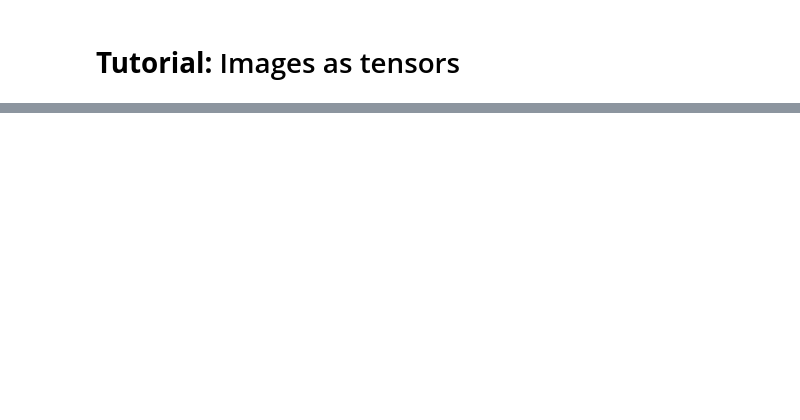
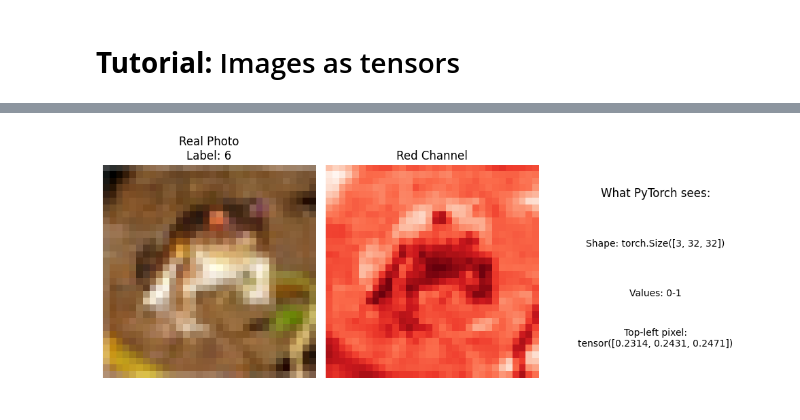
Before and after one commit to arielpincayy/Computer_Vision, a Jupyter notebook: UC.01 Introduction to Computer Vision/1. Images as tensors.ipynb, the cells around one changed output, grey strips where cells are left out. Saved outputs shown, nothing was run; the diff lists cells and outputs as text; code cells hidden in the pictures; blank space fills up the shorter version.

```diff
--- a/UC.01 Introduction to Computer Vision/1. Images as tensors.ipynb
+++ b/UC.01 Introduction to Computer Vision/1. Images as tensors.ipynb
@@ -426,0 +225,31 @@ Happy learning! 🚀
+# %%
+# Display the real photo
+plt.figure(figsize=(10, 4))
+
+# Full image
+plt.subplot(1, 3, 1)
+image_for_display = real_image.permute(1, 2, 0)  # Convert back for display
+plt.imshow(image_for_display)
+plt.title(f"Real Photo\nLabel: {label}")
+plt.axis('off')
+
+# Red channel
+plt.subplot(1, 3, 2)
+plt.imshow(real_image[0], cmap='Reds')
+plt.title("Red Channel")
+plt.axis('off')
+
+# All channels as numbers
+plt.subplot(1, 3, 3)
+plt.text(0.5, 0.8, "What PyTorch sees:", ha='center', fontsize=12)
+plt.text(0.5, 0.6, f"Shape: {real_image.shape}", ha='center', fontsize=10)
+plt.text(0.5, 0.4, f"Values: 0-1", ha='center', fontsize=10)
+plt.text(0.5, 0.2, f"Top-left pixel:\n{real_image[:,0,0]}", ha='center', fontsize=10)
+plt.axis('off')
+plt.xlim(0, 1)
+plt.ylim(0, 1)
+
+plt.tight_layout()
+plt.show()
+# %% [output]
+[figure, added]
```
Also changed, not shown: parts of 59 cells of this notebook, 14 other files.
